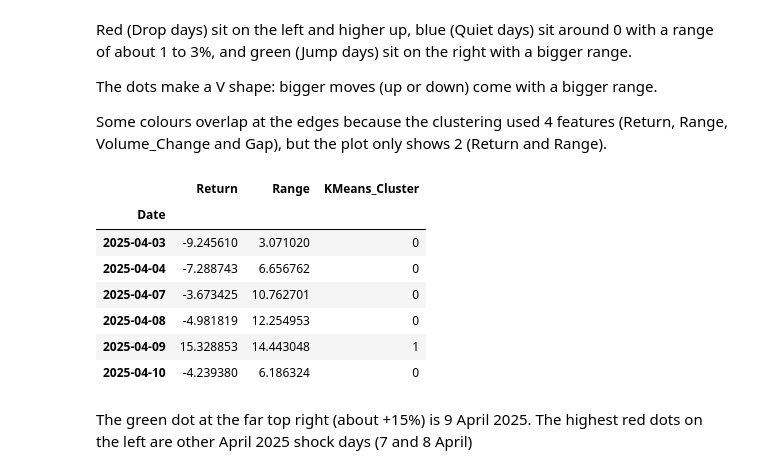
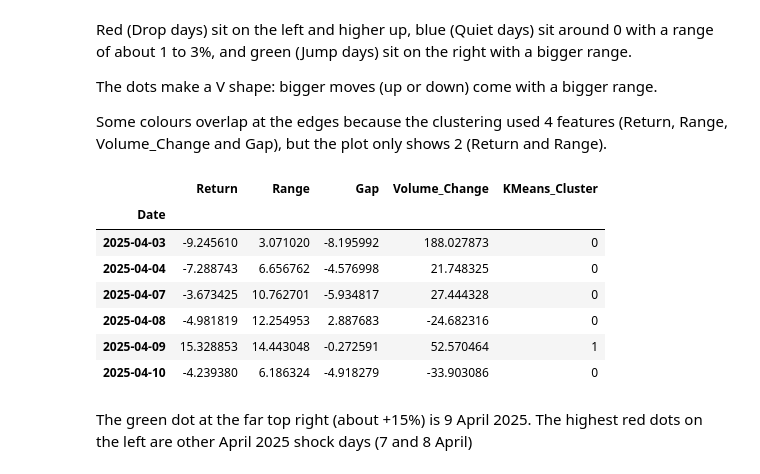
Before and after one commit to achbahri/CA1-2026167-machine, a Jupyter notebook: CA1_Achraf_Bahri_2026167.ipynb, the cells around one changed output. Saved outputs shown, nothing was run; the diff lists cells and outputs as text; code cells hidden in the pictures.

```diff
--- a/CA1_Achraf_Bahri_2026167.ipynb
+++ b/CA1_Achraf_Bahri_2026167.ipynb
@@ -712,15 +783,15 @@ The dots make a V shape: bigger moves (up or down) come with a bigger range.
 
 Some colours overlap at the edges because the clustering used 4 features (Return, Range, Volume_Change and Gap), but the plot only shows 2 (Return and Range).
 # %%
-cluster_df.loc['2025-04-03':'2025-04-10', ['Return', 'Range', 'KMeans_Cluster']]
+cluster_df.loc['2025-04-03':'2025-04-10', ['Return', 'Range', 'Gap', 'Volume_Change', 'KMeans_Cluster']]
 # %% [output]
-|  | Return | Range | KMeans_Cluster |
-| Date |  |  |  |
-| 2025-04-03 | -9.245610 | 3.071020 | 0 |
-| 2025-04-04 | -7.288743 | 6.656762 | 0 |
-| 2025-04-07 | -3.673425 | 10.762701 | 0 |
-| 2025-04-08 | -4.981819 | 12.254953 | 0 |
-| 2025-04-09 | 15.328853 | 14.443048 | 1 |
-| 2025-04-10 | -4.239380 | 6.186324 | 0 |
+|  | Return | Range | Gap | Volume_Change | KMeans_Cluster |
+| Date |  |  |  |  |  |
+| 2025-04-03 | -9.245610 | 3.071020 | -8.195992 | 188.027873 | 0 |
+| 2025-04-04 | -7.288743 | 6.656762 | -4.576998 | 21.748325 | 0 |
+| 2025-04-07 | -3.673425 | 10.762701 | -5.934817 | 27.444328 | 0 |
+| 2025-04-08 | -4.981819 | 12.254953 | 2.887683 | -24.682316 | 0 |
+| 2025-04-09 | 15.328853 | 14.443048 | -0.272591 | 52.570464 | 1 |
+| 2025-04-10 | -4.239380 | 6.186324 | -4.918279 | -33.903086 | 0 |
 # %% [markdown]
 The green dot at the far top right (about +15%) is 9 April 2025. The highest red dots on the left are other April 2025 shock days (7 and 8 April)
```
Also changed, not shown: parts of 50 cells of this notebook.
